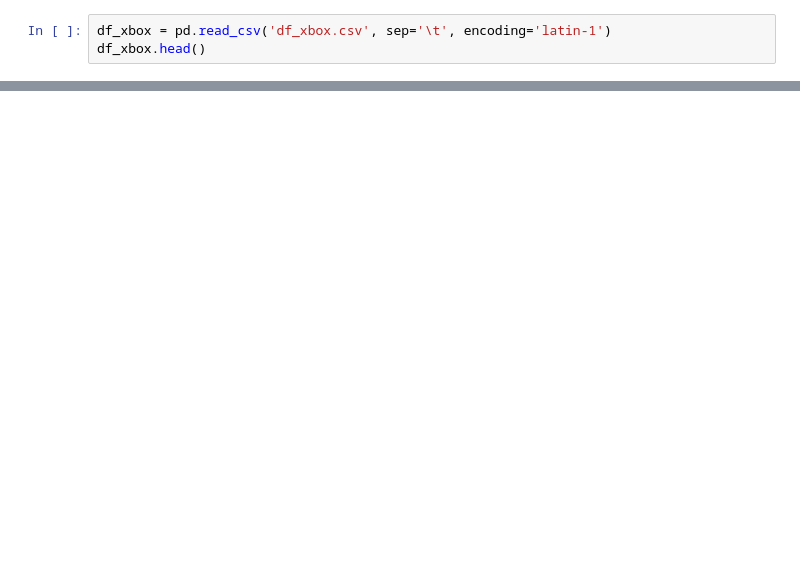
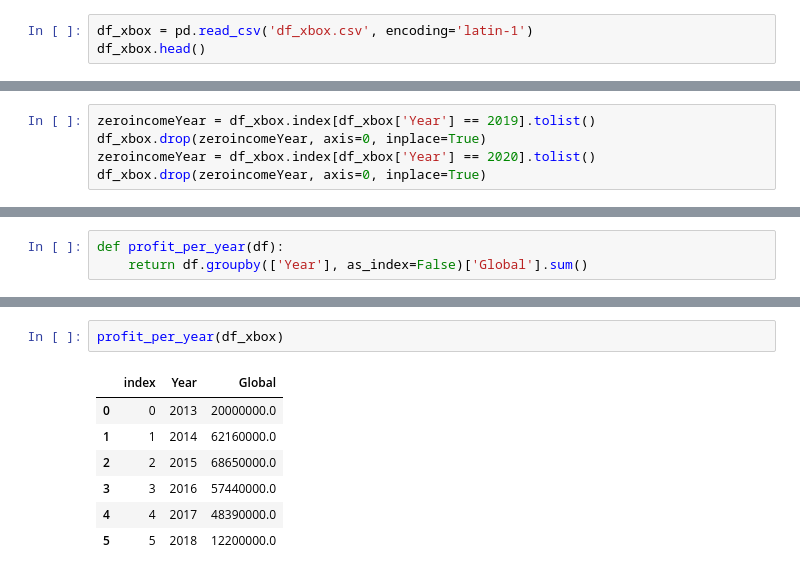
Before and after one commit to RomanoGameplay/Projeto2, a Jupyter notebook: functions/test_graph.ipynb, the cells around one changed output, grey strips where cells are left out. Drawn from its saved outputs; the diff is of its cells as text; blank space fills up the shorter version.

```diff
--- a/functions/test_graph.ipynb
+++ b/functions/test_graph.ipynb
@@ -20,5 +29,5 @@ def table_heatmap():
 # %%
-df_xbox = pd.read_csv('df_xbox.csv', sep='\t', encoding='latin-1')
+df_xbox = pd.read_csv('df_xbox.csv', encoding='latin-1')
 df_xbox.head()
 # %% [output]
 |  | Unnamed: 0 | Game | Year | Genre | Publisher | North America | Europe | Japan | Rest of World | ... |
@@ -39,0 +126,5 @@ df_ps4.head()
+# %%
+zeroincomeYear = df_xbox.index[df_xbox['Year'] == 2019].tolist()
+df_xbox.drop(zeroincomeYear, axis=0, inplace=True)
+zeroincomeYear = df_xbox.index[df_xbox['Year'] == 2020].tolist()
+df_xbox.drop(zeroincomeYear, axis=0, inplace=True)
@@ -39,0 +134,3 @@ df_ps4.head()
+# %%
+def profit_per_year(df):
+    return df.groupby(['Year'], as_index=False)['Global'].sum()
@@ -39,0 +147,10 @@ df_ps4.head()
+# %%
+profit_per_year(df_xbox)
+# %% [output]
+|  | index | Year | Global |
+| 0 | 0 | 2013 | 20000000.0 |
+| 1 | 1 | 2014 | 62160000.0 |
+| 2 | 2 | 2015 | 68650000.0 |
+| 3 | 3 | 2016 | 57440000.0 |
+| 4 | 4 | 2017 | 48390000.0 |
+| 5 | 5 | 2018 | 12200000.0 |
```
Also changed, not shown: parts of 18 cells of this notebook, 1 other file.
